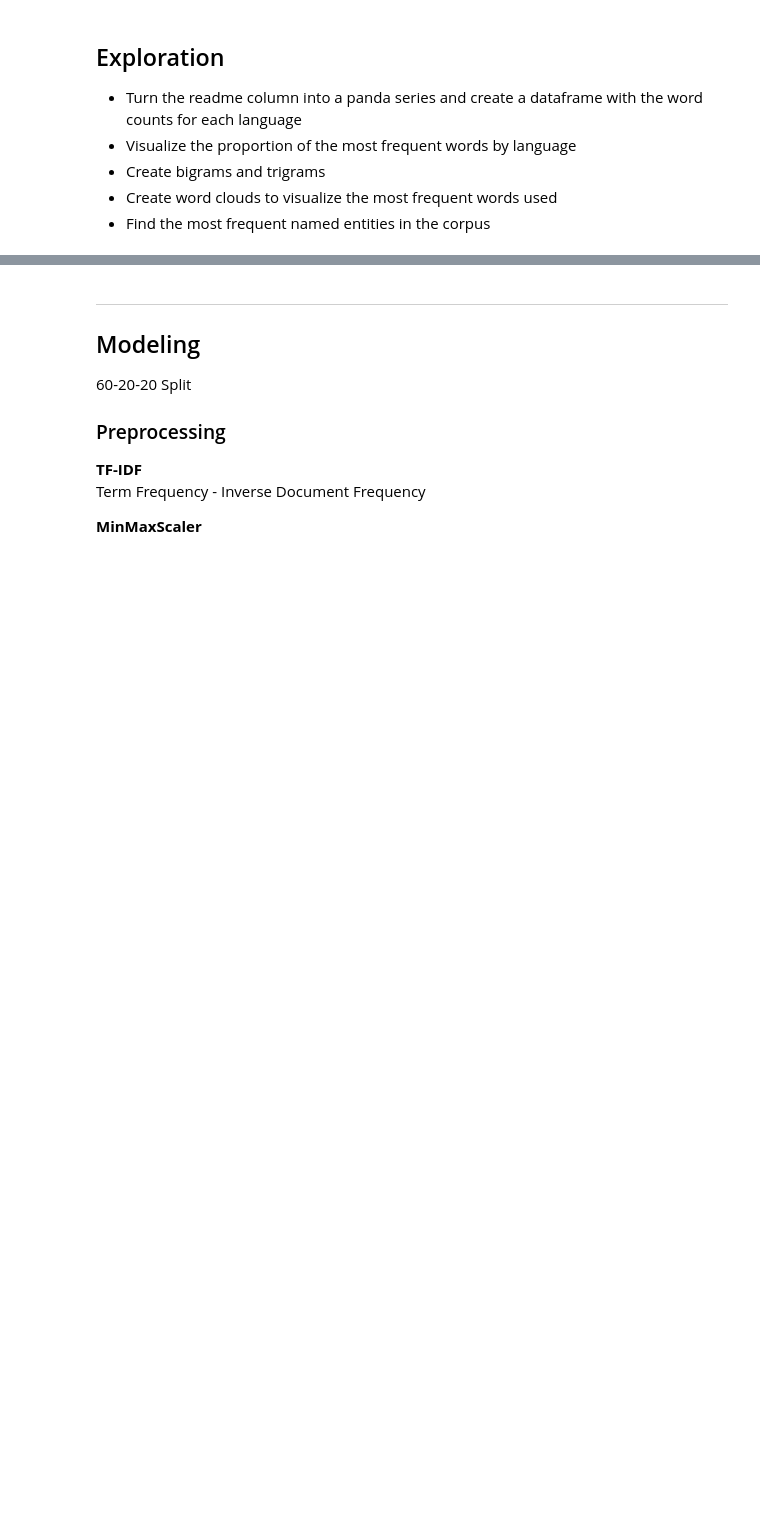
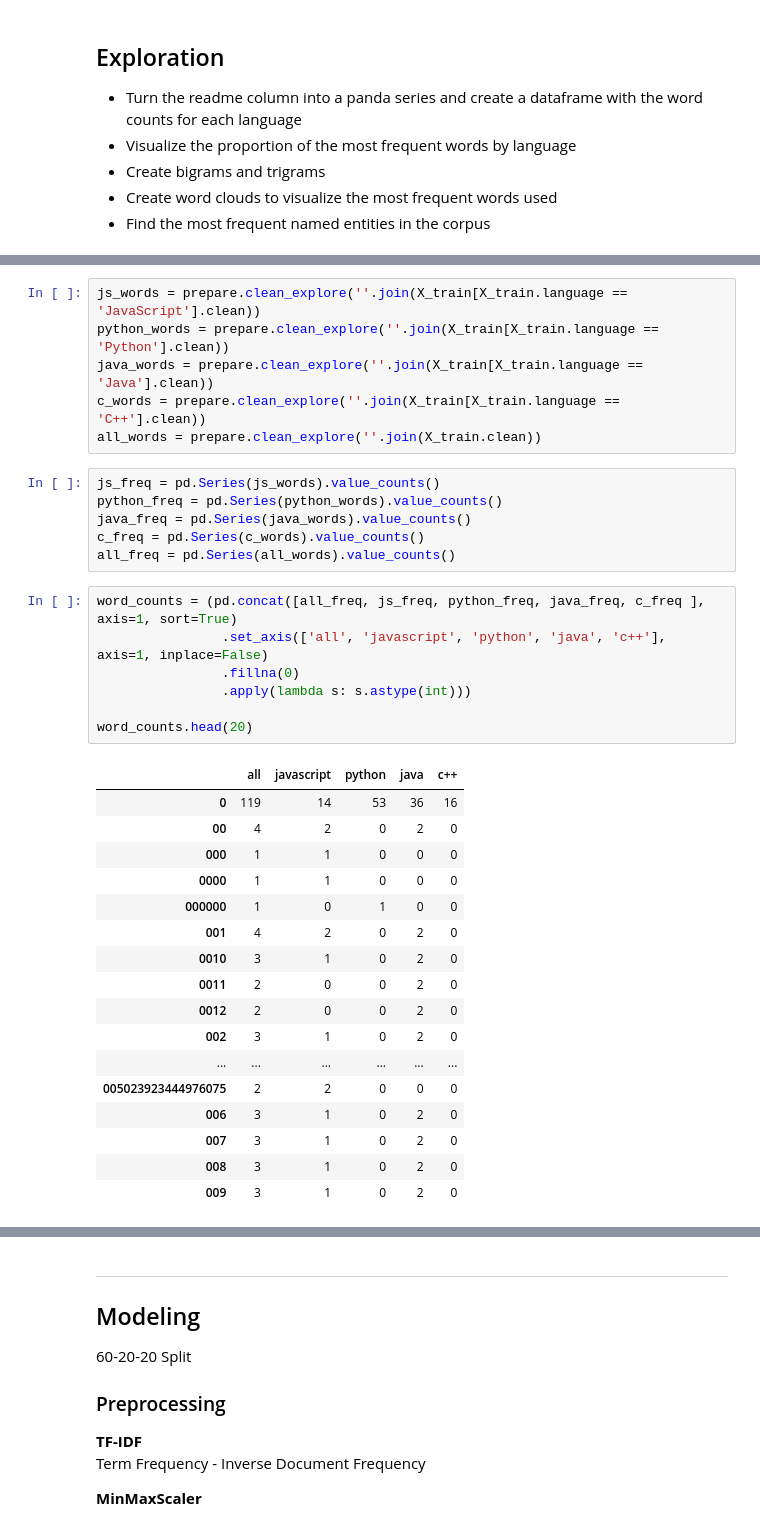
Before and after one commit to NLP-Darden-Project-Team-6/NLP-3, a Jupyter notebook: summary.ipynb, the cells around one changed output, grey strips where cells are left out. Cells and saved outputs as stored; diff of their text form; blank space fills up the shorter version.

Commit message:
fixed explore split

```diff
--- a/summary.ipynb
+++ b/summary.ipynb
@@ -93,0 +120,37 @@ X_train.shape, X_validate.shape, X_test.shape
+# %%
+js_words = prepare.clean_explore(''.join(X_train[X_train.language == 'JavaScript'].clean))
+python_words = prepare.clean_explore(''.join(X_train[X_train.language == 'Python'].clean))
+java_words = prepare.clean_explore(''.join(X_train[X_train.language == 'Java'].clean))
+c_words = prepare.clean_explore(''.join(X_train[X_train.language == 'C++'].clean))
+all_words = prepare.clean_explore(''.join(X_train.clean))
+# %%
+js_freq = pd.Series(js_words).value_counts()
+python_freq = pd.Series(python_words).value_counts()
+java_freq = pd.Series(java_words).value_counts()
+c_freq = pd.Series(c_words).value_counts()
+all_freq = pd.Series(all_words).value_counts()
+# %%
+word_counts = (pd.concat([all_freq, js_freq, python_freq, java_freq, c_freq ], axis=1, sort=True)
+                .set_axis(['all', 'javascript', 'python', 'java', 'c++'], axis=1, inplace=False)
+                .fillna(0)
+                .apply(lambda s: s.astype(int)))
+
+word_counts.head(20)
+# %% [output]
+|  | all | javascript | python | java | c++ |
+| 0 | 119 | 14 | 53 | 36 | 16 |
+| 00 | 4 | 2 | 0 | 2 | 0 |
+| 000 | 1 | 1 | 0 | 0 | 0 |
+| 0000 | 1 | 1 | 0 | 0 | 0 |
+| 000000 | 1 | 0 | 1 | 0 | 0 |
+| 001 | 4 | 2 | 0 | 2 | 0 |
+| 0010 | 3 | 1 | 0 | 2 | 0 |
+| 0011 | 2 | 0 | 0 | 2 | 0 |
+| 0012 | 2 | 0 | 0 | 2 | 0 |
+| 002 | 3 | 1 | 0 | 2 | 0 |
+| ... | ... | ... | ... | ... | ... |
+| 005023923444976075 | 2 | 2 | 0 | 0 | 0 |
+| 006 | 3 | 1 | 0 | 2 | 0 |
+| 007 | 3 | 1 | 0 | 2 | 0 |
+| 008 | 3 | 1 | 0 | 2 | 0 |
+| 009 | 3 | 1 | 0 | 2 | 0 |
```
Also changed, not shown: parts of 8 cells of this notebook.
